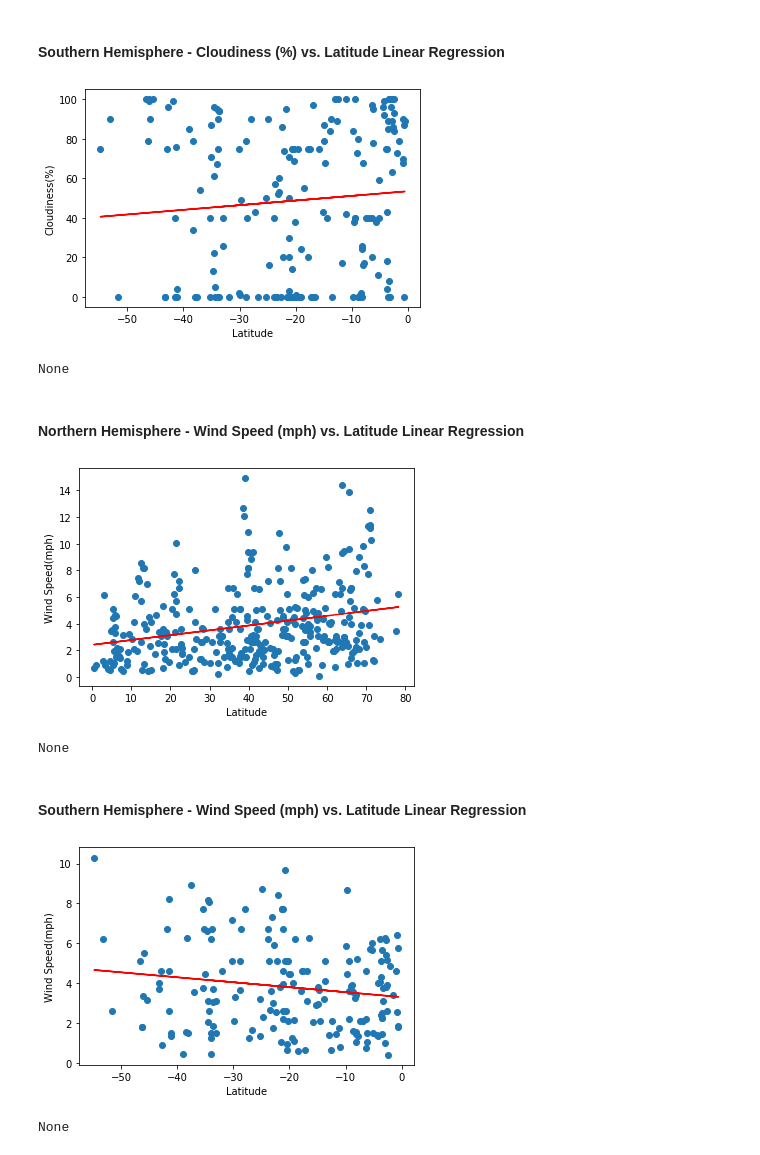
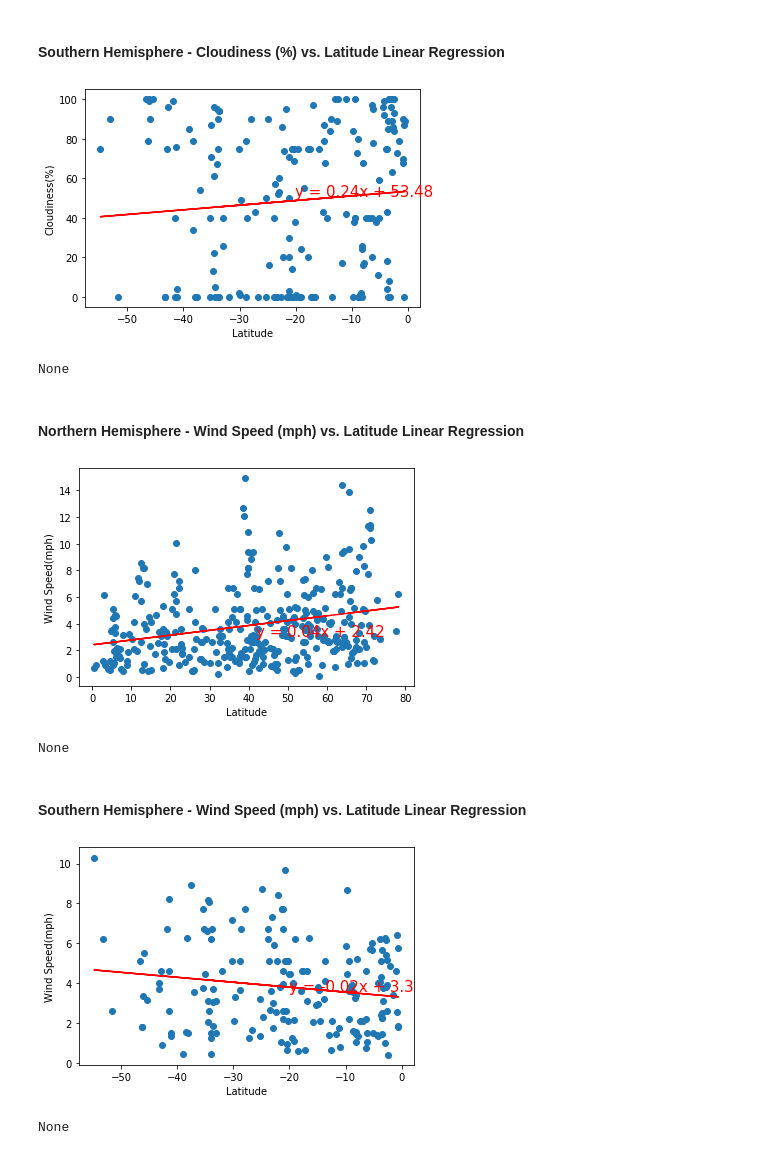
Before and after one commit to loictiemani/Unit-6-Assignment-What-s-the-Weather-Like, a Jupyter notebook: starter_code/WeatherPy.ipynb, the cells around one changed output. Cells and saved outputs as stored; diff of their text form; code cells hidden in the pictures.

```diff
--- a/starter_code/WeatherPy.ipynb
+++ b/starter_code/WeatherPy.ipynb
@@ -271,6 +278,7 @@ def linear_reg(x_values,y_values):
     line_eq = "y = " + str(round(slope,2)) + "x + " + str(round(intercept,2))
     plt.scatter(x_values,y_values)
     plt.plot(x_values,regress_values,"r-")
+    plt.annotate(line_eq,(x_values.median(),y_values.median()),fontsize=15,color="red")
     plt.show()
 # %% [markdown]
 ####  Northern Hemisphere - Max Temp vs. Latitude Linear Regression
@@ -331,11 +352,12 @@ print(linear_reg(x_values,y_values))
 # %%
 y_values = southern_hemisphere["Cloudiness"]
 x_values = southern_hemisphere["Latitude"]
 plt.xlabel("Latitude")
 plt.ylabel("Cloudiness(%)")
+plt.grid(True)
 print(linear_reg(x_values,y_values))
 # %% [output]
-[figure, old version]
+[figure, new version]
 None
 # %% [markdown]
 ####  Northern Hemisphere - Wind Speed (mph) vs. Latitude Linear Regression
@@ -344,9 +366,10 @@ y_values = northern_hemisphere["Wind Speed"]
 x_values = northern_hemisphere["Latitude"]
 plt.xlabel("Latitude")
 plt.ylabel("Wind Speed(mph)")
+plt.grid(True)
 print(linear_reg(x_values,y_values))
 # %% [output]
-[figure, old version]
+[figure, new version]
 None
 # %% [markdown]
 ####  Southern Hemisphere - Wind Speed (mph) vs. Latitude Linear Regression
@@ -355,7 +378,8 @@ y_values = southern_hemisphere["Wind Speed"]
 x_values = southern_hemisphere["Latitude"]
 plt.xlabel("Latitude")
 plt.ylabel("Wind Speed(mph)")
+plt.grid(True)
 print(linear_reg(x_values,y_values))
 # %% [output]
-[figure, old version]
+[figure, new version]
 None
```
Also changed, not shown: parts of 7 cells of this notebook.
